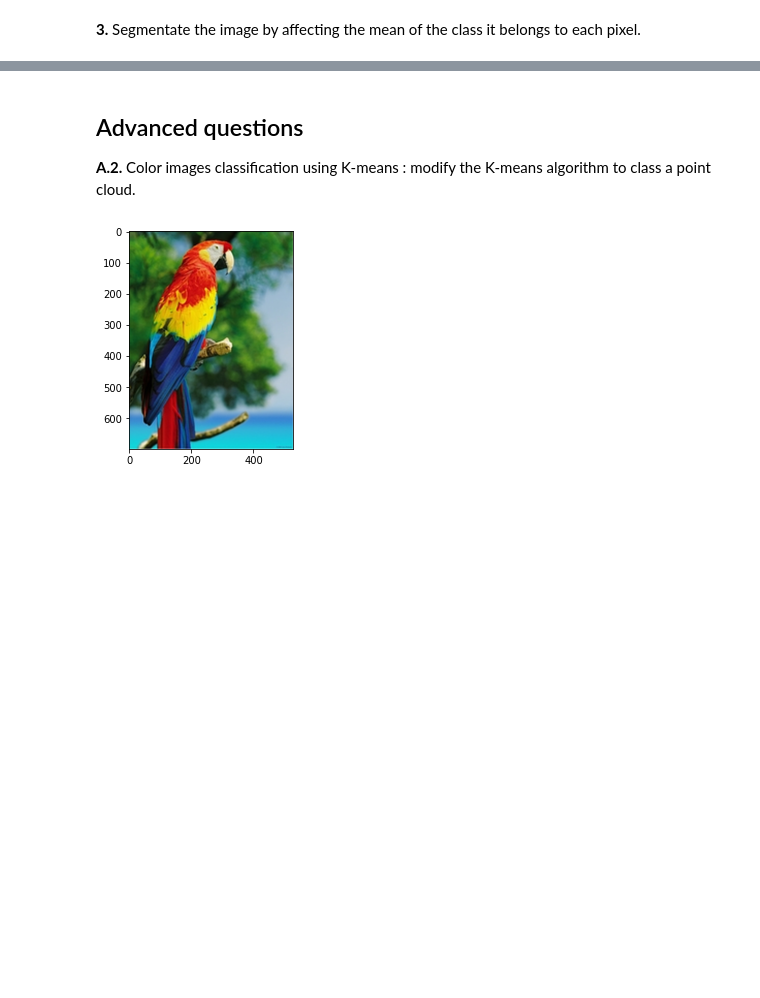
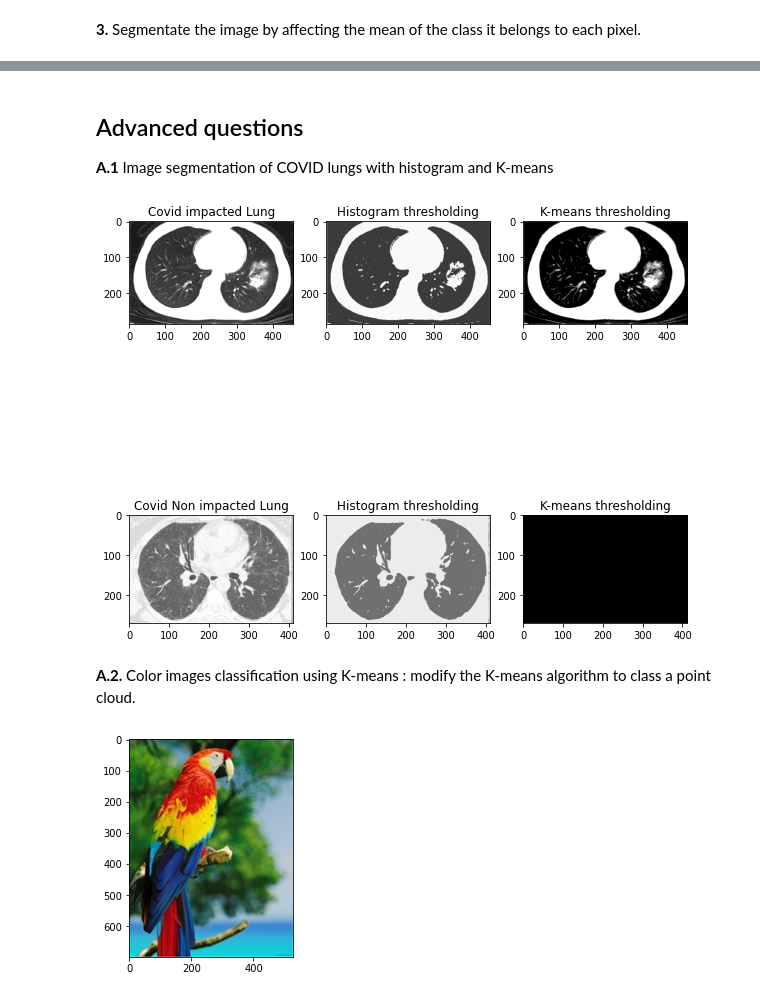
Before and after one commit to CY-Tech-NLP-DL-UC/school-img-proc, a Jupyter notebook: project8.ipynb, the cells around one changed output, grey strips where cells are left out. Saved outputs shown, nothing was run; the diff lists cells and outputs as text; code cells hidden in the pictures; blank space fills up the shorter version.

Commit message:
Project 8 A.1, last K-means missing

```diff
--- a/project8.ipynb
+++ b/project8.ipynb
@@ -222,7 +222,65 @@ Execution lasted : 0.632s
 [figure]
+# %% [markdown]
+## Advanced questions
+
+**A.1** Image segmentation of COVID lungs with histogram and K-means
+# %%
+# Image
+
+img_c = cv2.imread("./data/CT_COVID.png")
+img_nc = cv2.imread("./data/CT_NonCOVID.jpg")
+
+img_c = cv2.cvtColor(img_c, cv2.COLOR_BGR2GRAY)
+img_nc = cv2.cvtColor(img_nc, cv2.COLOR_BGR2GRAY)
+
+# Thresholding
+
+np.random.seed(0)
+threshold_c, n_iter_c = find_threshold(img_c)
+dst1 = img_c.copy()
+s1 = dst1[dst1 < threshold_c].mean()
+s2 = dst1[dst1 >= threshold_c].mean()
+dst1[dst1 < threshold_c] = s1
+dst1[dst1 >= threshold_c] = s2
+
+np.random.seed(0)
+threshold_nc, n_iter_nc = find_threshold(img_nc)
+dst2 = img_nc.copy()
+s1 = dst2[dst2 < threshold_nc].mean()
+s2 = dst2[dst2 >= threshold_nc].mean()
+dst2[dst2 < threshold_nc] = s1
+dst2[dst2 >= threshold_nc] = s2
+
+# K-means
+
+np.random.seed(0)
+dst_c = img_c.copy()
+dst_3, means_c, n_iter_c = kmeans(dst_c, 4)
+
+np.random.seed(0)
+dst_nc = img_nc.copy()
+dst_4, means_nc, n_iter_nc = kmeans(dst_nc, 4)
+
+# Display
+
+fig, axs = plt.subplots(2, 3, figsize=(10, 10))
+
+axs[0][0].set_title("Covid impacted Lung")
+axs[0][0].imshow(img_c, cmap=plt.cm.gray, vmin = 0, vmax = 255)
+axs[0][1].set_title("Histogram thresholding")
+axs[0][1].imshow(dst1, cmap=plt.cm.gray, vmin = 0, vmax = 255)
+axs[0][2].set_title("K-means thresholding")
+axs[0][2].imshow(dst_3, cmap=plt.cm.gray)
+axs[1][0].set_title("Covid Non impacted Lung")
+axs[1][0].imshow(img_nc, cmap=plt.cm.gray, vmin = 0, vmax = 255)
+axs[1][1].set_title("Histogram thresholding")
+axs[1][1].imshow(dst2, cmap=plt.cm.gray, vmin = 0, vmax = 255)
+axs[1][2].set_title("K-means thresholding")
+axs[1][2].imshow(dst_4, cmap=plt.cm.gray)
+plt.show()
+# %% [output]
+[figure, added]
 # %% [markdown]
-## Advanced questions
-
 **A.2.** Color images classification using K-means : modify the K-means algorithm to class a point cloud.
 # %%
 img = cv2.imread("./data/perroquet_couleur.png")
```
Also changed, not shown: parts of 1 cell of this notebook, 1 other file.
